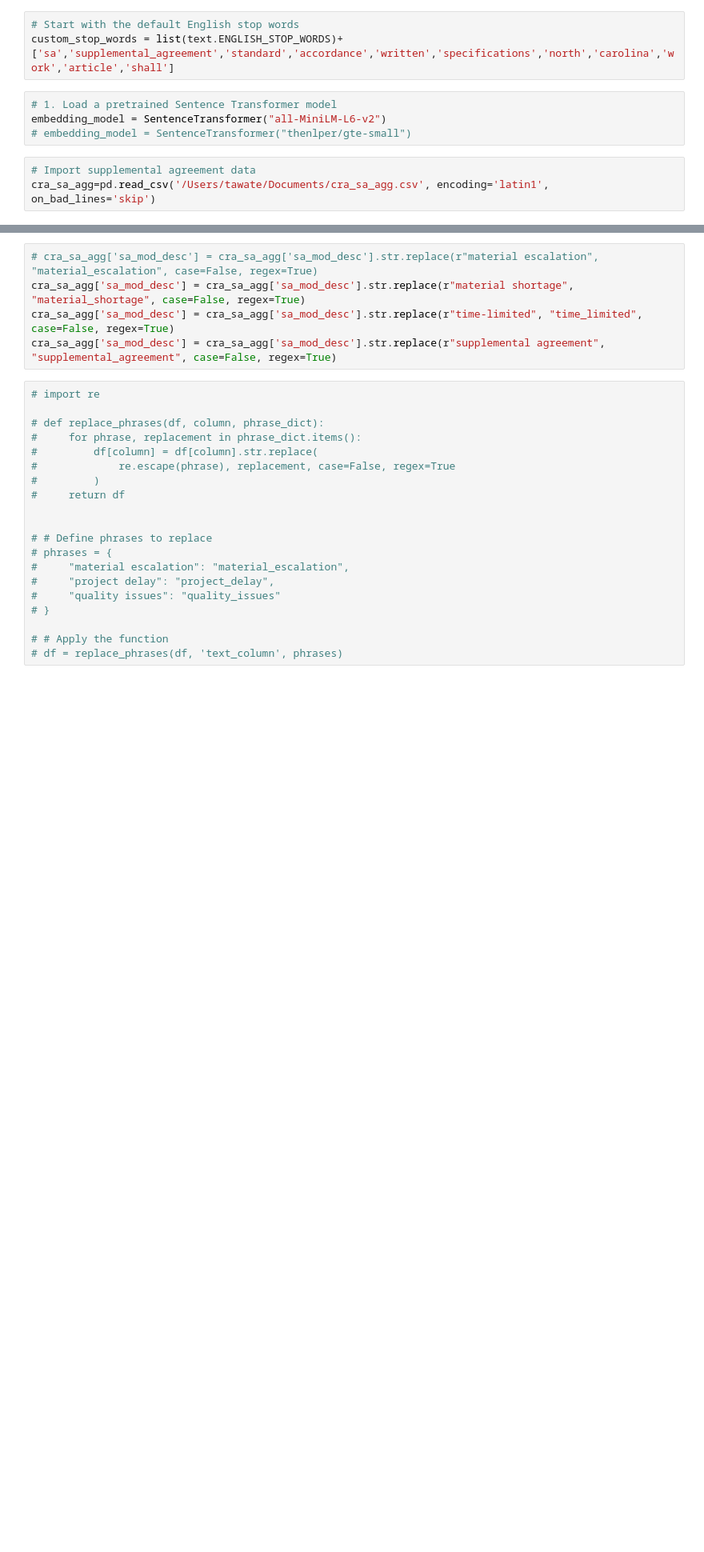
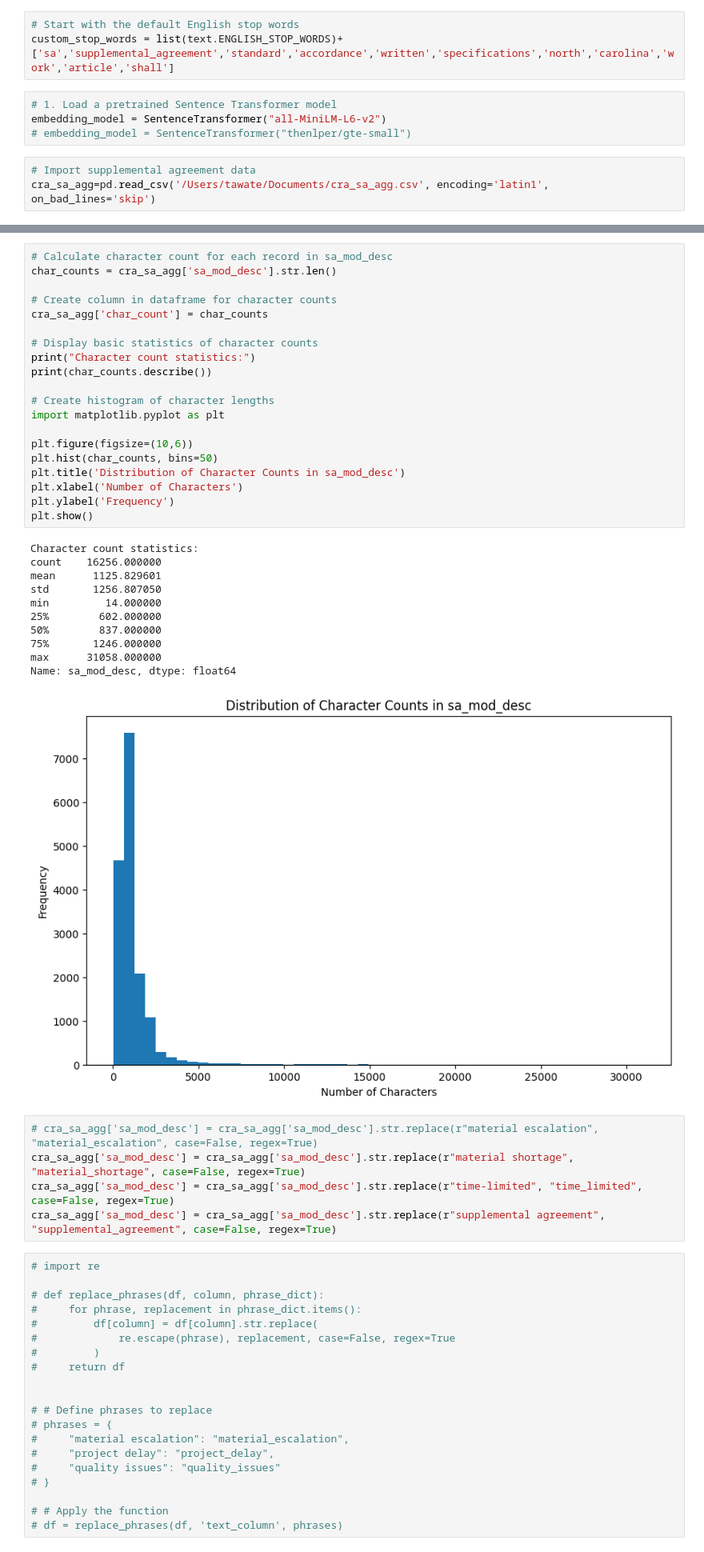
Before and after one commit to twaters10/ml_python_courses, a Jupyter notebook: copilot_examples/bertopic_construction_text.ipynb, the cells around one changed output, grey strips where cells are left out. Shown: that part at 80% size. Cells and saved outputs as stored; diff of their text form; blank space fills up the shorter version.

```diff
--- a/copilot_examples/bertopic_construction_text.ipynb
+++ b/copilot_examples/bertopic_construction_text.ipynb
@@ -83,3 +90,35 @@ dtype: int64
+# %%
+# Calculate character count for each record in sa_mod_desc
+char_counts = cra_sa_agg['sa_mod_desc'].str.len()
+
+# Create column in dataframe for character counts
+cra_sa_agg['char_count'] = char_counts
+
+# Display basic statistics of character counts
+print("Character count statistics:")
+print(char_counts.describe())
+
+# Create histogram of character lengths
+import matplotlib.pyplot as plt
+
+plt.figure(figsize=(10,6))
+plt.hist(char_counts, bins=50)
+plt.title('Distribution of Character Counts in sa_mod_desc')
+plt.xlabel('Number of Characters')
+plt.ylabel('Frequency')
+plt.show()
+# %% [output]
+Character count statistics:
+count    16256.000000
+mean      1125.829601
+std       1256.807050
+min         14.000000
+25%        602.000000
+50%        837.000000
+75%       1246.000000
+max      31058.000000
+Name: sa_mod_desc, dtype: float64
+[figure, added]
 # %%
 # cra_sa_agg['sa_mod_desc'] = cra_sa_agg['sa_mod_desc'].str.replace(r"material escalation", "material_escalation", case=False, regex=True)
 cra_sa_agg['sa_mod_desc'] = cra_sa_agg['sa_mod_desc'].str.replace(r"material shortage", "material_shortage", case=False, regex=True)
```
Also changed, not shown: parts of 5 cells of this notebook, 5 other files.
